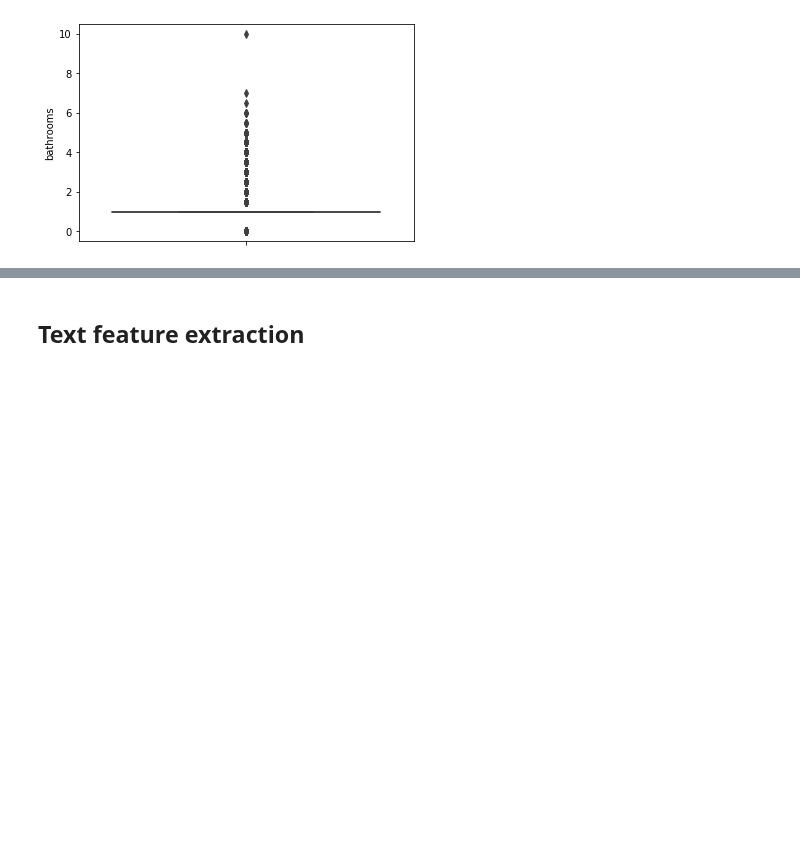
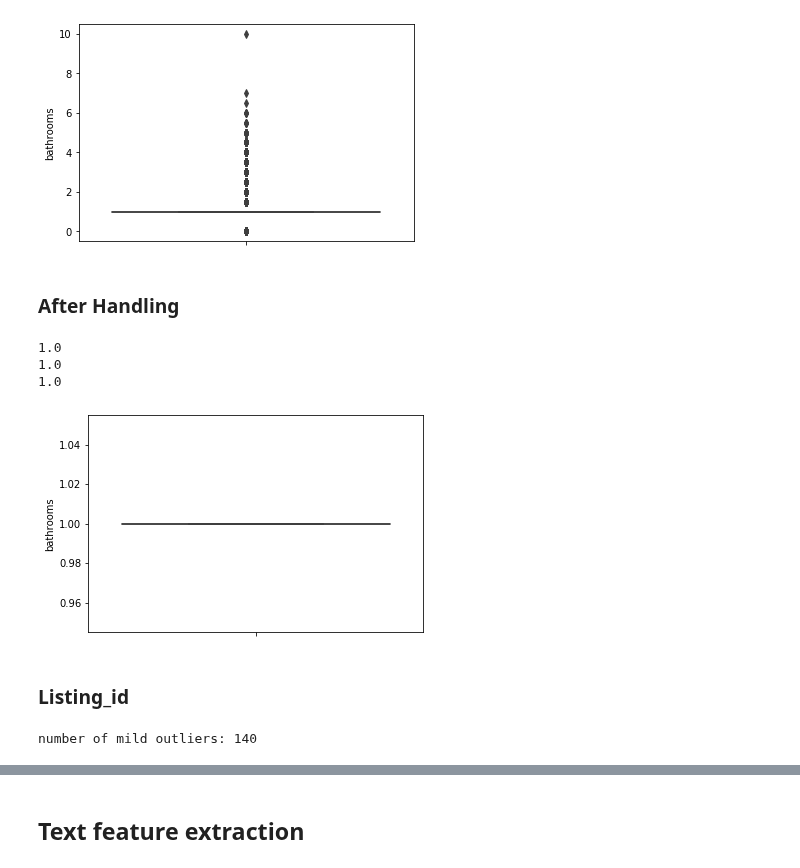
Before and after one commit to taryn-c/CMPT459-Project, a Jupyter notebook: sad_mining1.ipynb, the cells around one changed output, grey strips where cells are left out. Cells and saved outputs as stored; diff of their text form; code cells hidden in the pictures; blank space fills up the shorter version.

```diff
--- a/sad_mining1.ipynb
+++ b/sad_mining1.ipynb
@@ -636,3 +692,44 @@ sns.boxplot(y=train_df['bathrooms'])
 # %% [output]
 <matplotlib.axes._subplots.AxesSubplot at 0x...>
 [figure]
+# %% [markdown]
+### After Handling
+# %%
+whichrow = 0
+for row in train_df['bathrooms']:
+    if row>upper or row<lower:
+        train_df.loc[train_df.index[whichrow], 'bathrooms'] = np.nan
+        whichrow+=1
+    else:
+        whichrow += 1
+
+mean_val = nanmean(train_df['bathrooms'])
+print(mean_val)
+whichrow = 0
+for row in train_df['bathrooms']:
+    if math.isnan(row):
+        train_df.loc[train_df.index[whichrow],'bathrooms'] = mean_val
+        whichrow+=1
+    else:
+        whichrow+=1
+
+# after handling
+sns.boxplot(y=train_df['bathrooms'] , whis = [0,100])
+print(min(train_df['bathrooms']))
+print(max(train_df['bathrooms']))
+# %% [output]
+1.0
+1.0
+1.0
+[figure, added]
+# %% [markdown]
+### Listing_id
+# %%
+q25, q75 = np.percentile(train_df['listing_id'].values, 25), np.percentile(train_df['listing_id'].values, 75)
+iqr = q75-q25
+cutoff = iqr * 1.5
+lower, upper = q25 - cutoff, q75 + cutoff
+outliers = [x for x in train_df['listing_id'].values if x > upper or x < lower]
+print ("number of mild outliers:", len(outliers))
+# %% [output]
+number of mild outliers: 140
```
Also changed, not shown: parts of 25 cells of this notebook.
